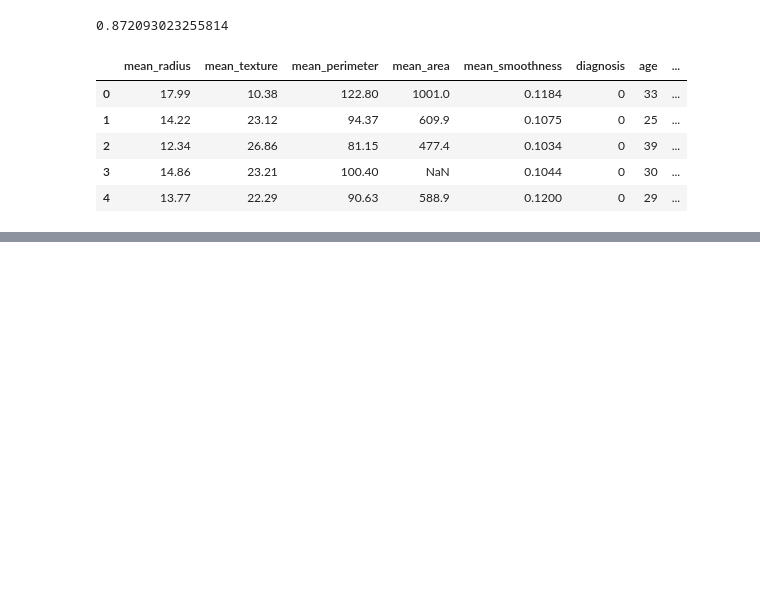
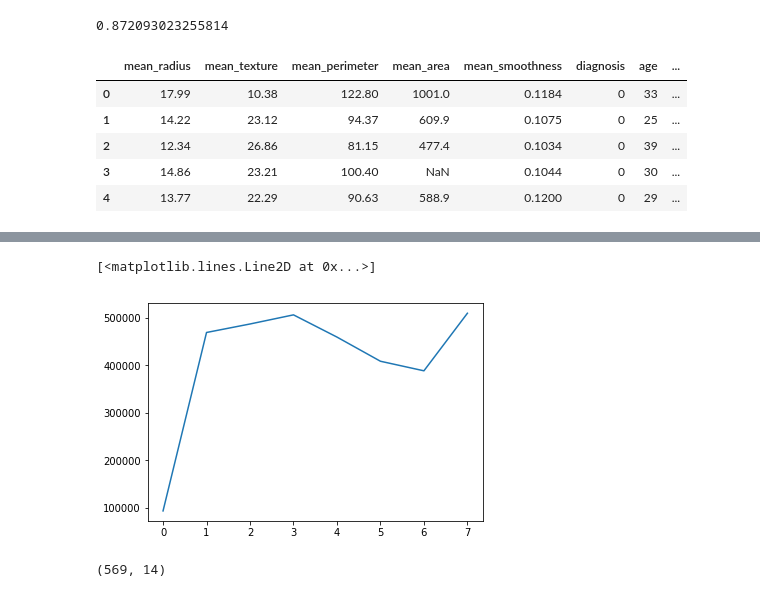
Before and after one commit to raquelcreis/CastoresIndomaveis, a Jupyter notebook: notebooks/aula003_pandas.ipynb, the cells around one changed output, grey strips where cells are left out. Saved outputs shown, nothing was run; the diff lists cells and outputs as text; code cells hidden in the pictures; blank space fills up the shorter version.

Commit message:
projeto01 e lista02

```diff
--- a/notebooks/aula003_pandas.ipynb
+++ b/notebooks/aula003_pandas.ipynb
@@ -610,0 +753,13 @@ df[(df.C == 'small')&(df.B == 'two')]
+# %%
+lista_de_dataframes = []
+
+for ano in range(8):
+    df = pd.read_csv(f'../data/breast_cancer/glp/vendas-glp-municipio-201{ano}.csv',
+                      encoding='latin-1',sep=';')
+
+    lista_de_dataframes.append(df)
+
+
+dados_final = pd.concat(lista_de_dataframes)
+# %%
+data_plot = dados_final[dados_final['CÓDIGO IBGE'] == 1200013].Vendas.astype('int').values
@@ -610,0 +768,5 @@ df[(df.C == 'small')&(df.B == 'two')]
+# %%
+plt.plot(data_plot)
+# %% [output]
+[<matplotlib.lines.Line2D at 0x...>]
+[figure, added]
@@ -610,0 +785,4 @@ df[(df.C == 'small')&(df.B == 'two')]
+# %%
+df.shape
+# %% [output]
+(569, 14)
```
Also changed, not shown: parts of 37 cells of this notebook, 22 other files.
